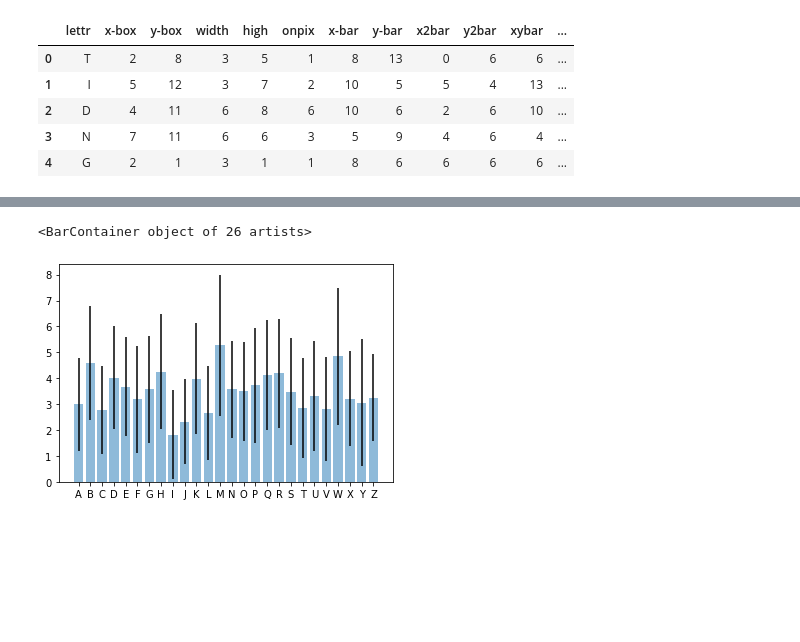
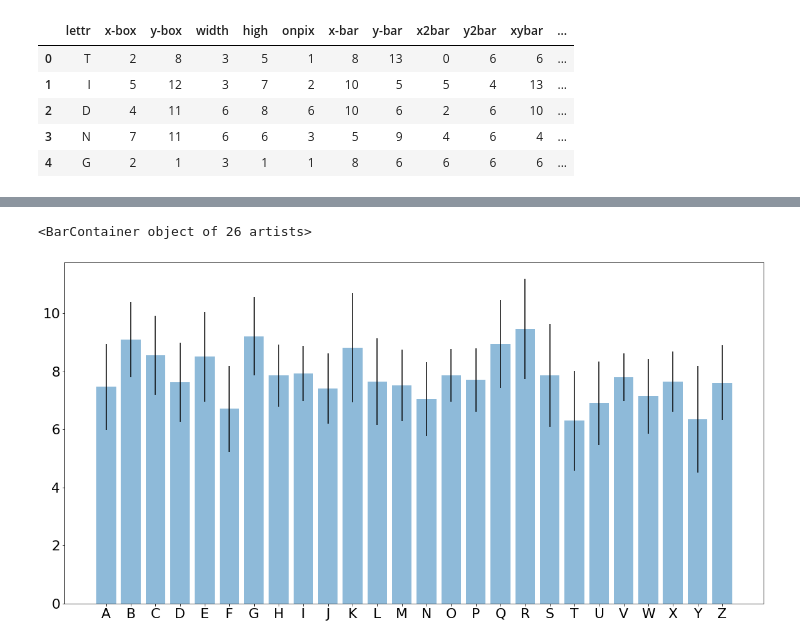
Before and after one commit to vktorbr/Letter-Recognition, a Jupyter notebook: eda.ipynb, the cells around one changed output, grey strips where cells are left out. Saved outputs shown, nothing was run; the diff lists cells and outputs as text; code cells hidden in the pictures; blank space fills up the shorter version.

```diff
--- a/eda.ipynb
+++ b/eda.ipynb
@@ -6,5 +7,9 @@ import pandas as pd
 
 import matplotlib.pyplot as plt
+# %%
+### Parametros
+plt.rcParams["figure.figsize"] = (20,10)
+plt.rcParams.update({'font.size': 22})
 # %% [markdown]
 ### Data
 # %%
@@ -53,8 +93,8 @@ def group_by(df, col_name, target_name):
 # %%
-mean, std = group_by(df, "onpix", "lettr")
-
+mean, std = group_by(df, "yegvx", "lettr")
+# plot
 fig, ax2 = plt.subplots(1)
 ax2.bar(mean.index, mean.values, yerr=std, align='center', alpha=0.5)
 # %% [output]
 <BarContainer object of 26 artists>
-[figure, old version]
+[figure, new version]
```
Also changed, not shown: parts of 9 cells of this notebook.
